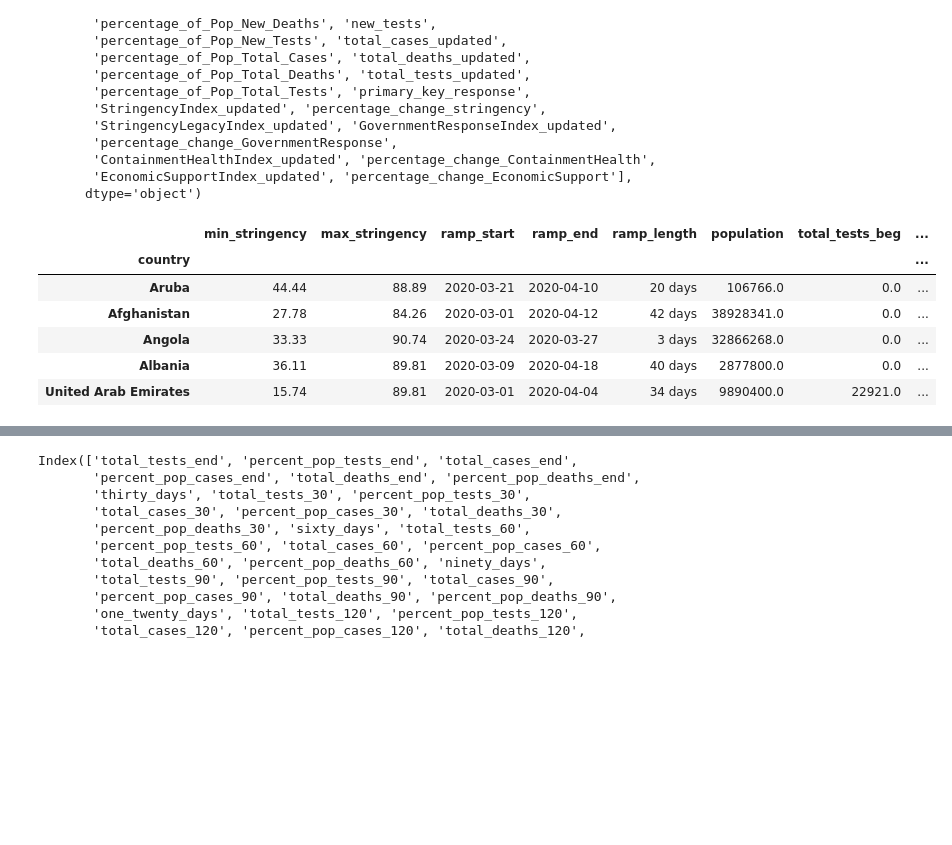
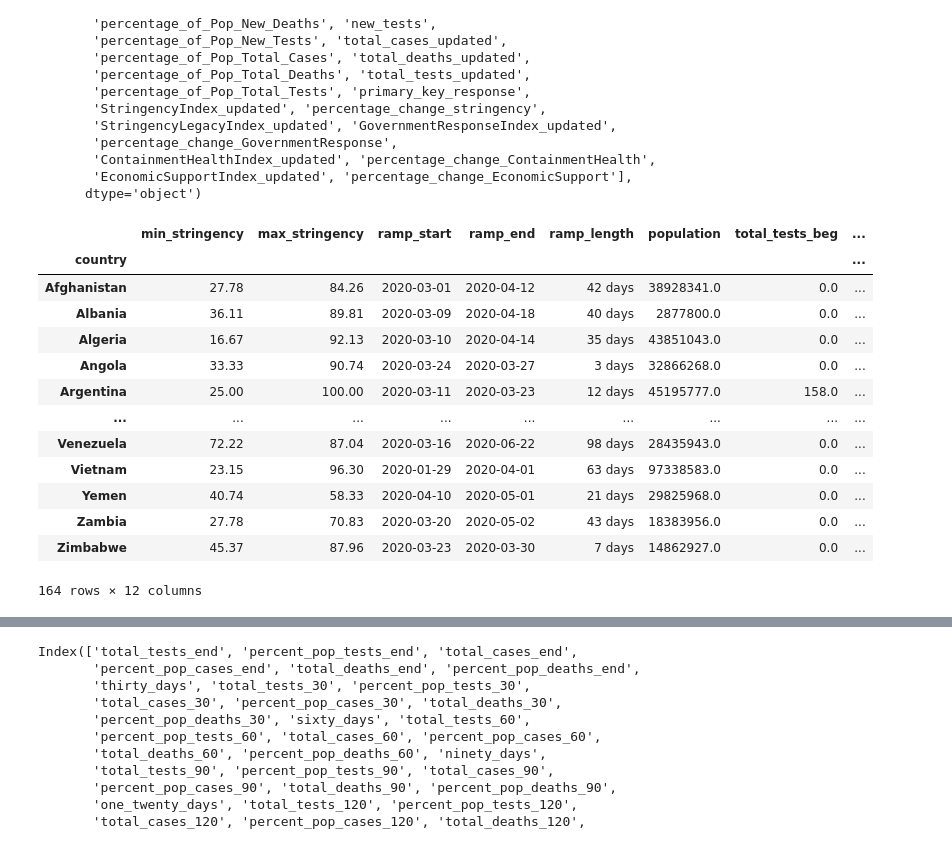
Before and after one commit to pmmfs/capstone-project, a Jupyter notebook: analysis_gov_regulation_impact/Stringency_ramp_up_analysis.ipynb, the cells around one changed output, grey strips where cells are left out. Drawn from its saved outputs; the diff is of its cells as text; code cells hidden in the pictures; blank space fills up the shorter version.

Commit message:
updated analysis to rank ramp up

```diff
--- a/analysis_gov_regulation_impact/Stringency_ramp_up_analysis.ipynb
+++ b/analysis_gov_regulation_impact/Stringency_ramp_up_analysis.ipynb
@@ -286,18 +287,26 @@ ramp_up_details = pd.DataFrame({
     "percent_pop_deaths_beg" : percent_pop_deaths_beg
 })
 # %%
+ramp_up_details.sort_values(by=['country'],inplace=True)
 ramp_up_details.set_index(ramp_up_details['country'],inplace=True)
 ramp_up_details.drop(['country'],axis=1,inplace=True)
 # %%
-ramp_up_details.head()
+ramp_up_details
 # %% [output]
 |  | min_stringency | max_stringency | ramp_start | ramp_end | ramp_length | population | total_tests_beg | ... |
 | country |  |  |  |  |  |  |  | ... |
-| Aruba | 44.44 | 88.89 | 2020-03-21 | 2020-04-10 | 20 days | 106766.0 | 0.0 | ... |
 | Afghanistan | 27.78 | 84.26 | 2020-03-01 | 2020-04-12 | 42 days | 38928341.0 | 0.0 | ... |
+| Albania | 36.11 | 89.81 | 2020-03-09 | 2020-04-18 | 40 days | 2877800.0 | 0.0 | ... |
+| Algeria | 16.67 | 92.13 | 2020-03-10 | 2020-04-14 | 35 days | 43851043.0 | 0.0 | ... |
 | Angola | 33.33 | 90.74 | 2020-03-24 | 2020-03-27 | 3 days | 32866268.0 | 0.0 | ... |
-| Albania | 36.11 | 89.81 | 2020-03-09 | 2020-04-18 | 40 days | 2877800.0 | 0.0 | ... |
-| United Arab Emirates | 15.74 | 89.81 | 2020-03-01 | 2020-04-04 | 34 days | 9890400.0 | 22921.0 | ... |
+| Argentina | 25.00 | 100.00 | 2020-03-11 | 2020-03-23 | 12 days | 45195777.0 | 158.0 | ... |
+| ... | ... | ... | ... | ... | ... | ... | ... | ... |
+| Venezuela | 72.22 | 87.04 | 2020-03-16 | 2020-06-22 | 98 days | 28435943.0 | 0.0 | ... |
+| Vietnam | 23.15 | 96.30 | 2020-01-29 | 2020-04-01 | 63 days | 97338583.0 | 0.0 | ... |
+| Yemen | 40.74 | 58.33 | 2020-04-10 | 2020-05-01 | 21 days | 29825968.0 | 0.0 | ... |
+| Zambia | 27.78 | 70.83 | 2020-03-20 | 2020-05-02 | 43 days | 18383956.0 | 0.0 | ... |
+| Zimbabwe | 45.37 | 87.96 | 2020-03-23 | 2020-03-30 | 7 days | 14862927.0 | 0.0 | ... |
+164 rows × 12 columns
 # %%
 name = []
 thirty = []
```
Also changed, not shown: parts of 51 cells of this notebook, 1 other file.
